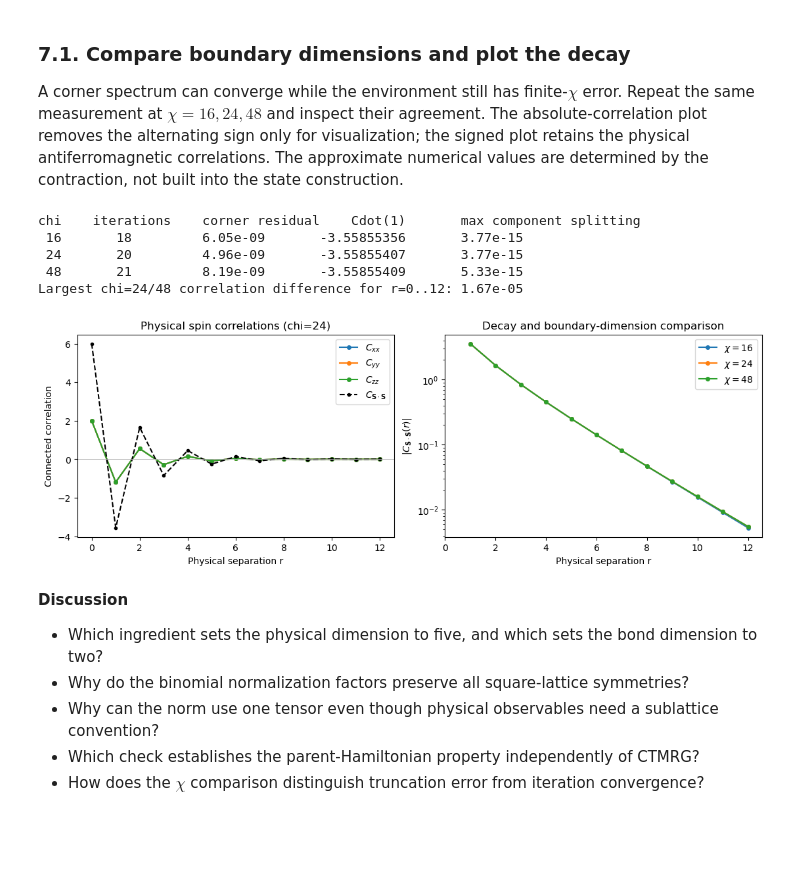
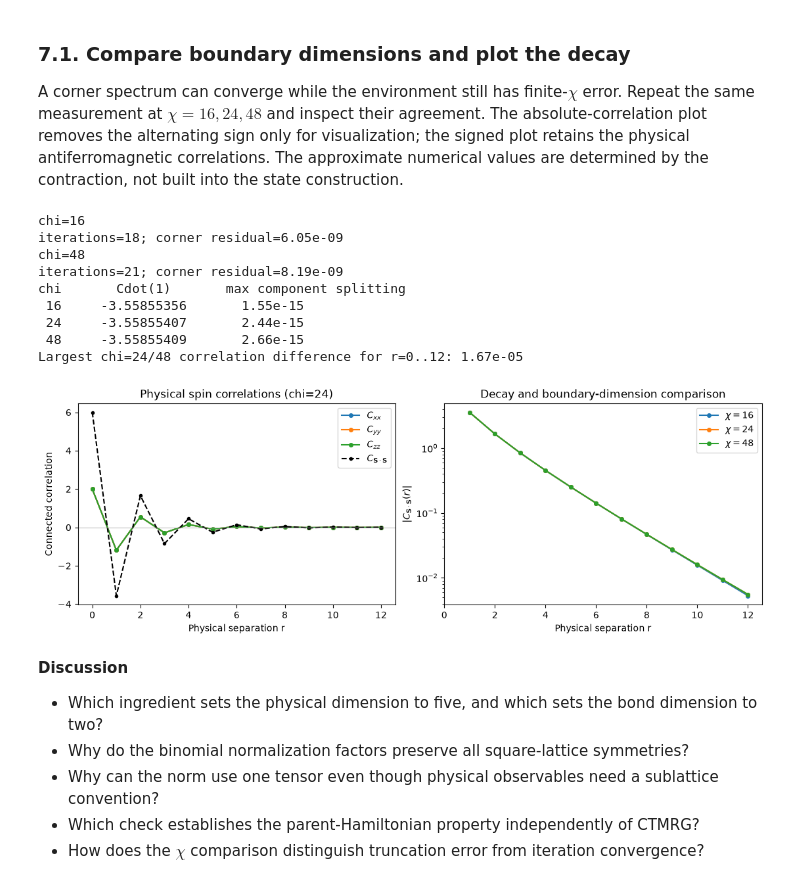
Before and after one commit to HaoChenPhys/ETN-School-2026_PEPS, a Jupyter notebook: notebooks/AKLT_sol.ipynb, the cells around one changed output. Saved outputs shown, nothing was run; the diff lists cells and outputs as text; code cells hidden in the pictures; blank space fills up the shorter version.

```diff
--- a/notebooks/AKLT_sol.ipynb
+++ b/notebooks/AKLT_sol.ipynb
@@ -557,8 +501,11 @@ def ctmrg(E, chi=24, tol=1.0e-8, max_iter=500):
 # %%
-# Provided: default infinite environment.
-C, T, ctm_info = ctmrg(E, chi=24, tol=1e-8, max_iter=500)
-assert ctm_info["converged"]
-print(f"chi=24; iterations={ctm_info['iterations']}; "
-      f"corner residual={ctm_info['residual']:.2e}")
-print("C:", tuple(C.shape), "; T:", tuple(T.shape))
+# Provided: convergence monitor and default infinite environment.
+def report_ctm(i, residual, finished, A, C, T):
+    if finished:
+        print(f"iterations={i + 1}; corner residual={residual.item():.2e}")
+
+
+C, T = ctmrg(A, chi=24, ctm_max_iter=500, ctm_conv_tol=1e-8,
+             callback=report_ctm, raise_on_nonconvergence=True)
+print("chi=24; C:", tuple(C.shape), "; T:", tuple(T.shape))
 # %% [output]
@@ -818,49 +765,52 @@ contraction, not built into the state construction.
 # %%
 # Provided: chi comparison, reusing the default chi=24 result.
 scans = {24: correlations}
-environments = {24: (C, T, ctm_info)}
+environments = {24: (C, T)}
 for chi in (16, 48):
-    C_chi, T_chi, info_chi = ctmrg(E, chi=chi, tol=1e-8, max_iter=500)
-    assert info_chi["converged"]
+    print(f"chi={chi}")
+    C_chi, T_chi = ctmrg(A, chi=chi, ctm_max_iter=500, ctm_conv_tol=1e-8,
+                       callback=report_ctm, raise_on_nonconvergence=True)
     scans[chi] = strip_correlations(A, C_chi, T_chi, spins, max_distance=12)
-    environments[chi] = (C_chi, T_chi, info_chi)
-print("chi    iterations    corner residual    Cdot(1)       max component splitting")
+    environments[chi] = (C_chi, T_chi)
+print("chi       Cdot(1)       max component splitting")
 for chi in (16, 24, 48):
-    info = environments[chi][2]
     components = torch.stack([scans[chi][axis] for axis in spins])
     splitting = float((components.max(dim=0).values - components.min(dim=0).values).max())
-    print(f"{chi:3d}      {info['iterations']:3d}         {info['residual']:.2e}       "
-          f"{float(scans[chi]['dot'][1]): .8f}       {splitting:.2e}")
+    print(f"{chi:3d}     {float(scans[chi]['dot'][1]): .8f}       {splitting:.2e}")
 difference = max(float((scans[24][axis] - scans[48][axis]).abs().max())
                  for axis in ("x", "y", "z", "dot"))
 print(f"Largest chi=24/48 correlation difference for r=0..12: {difference:.2e}")
 assert difference < 1e-4
 
 distances = np.arange(13)
 fig, axes = plt.subplots(1, 2, figsize=(11, 3.8), constrained_layout=True)
 for axis in ("x", "y", "z"):
     axes[0].plot(distances, correlations[axis].numpy(), "o-", ms=4,
                  label=rf"$C_{{{axis}{axis}}}$")
 axes[0].plot(distances, correlations["dot"].numpy(), "k.--", label=r"$C_{\mathbf{S}\cdot\mathbf{S}}$")
 axes[0].axhline(0, color="0.7", lw=.7)
 axes[0].set(xlabel="Physical separation r", ylabel="Connected correlation",
             title="Physical spin correlations (chi=24)", xticks=distances[::2])
 axes[0].legend()
 for chi in (16, 24, 48):
     axes[1].semilogy(distances[1:], scans[chi]["dot"][1:].abs().numpy(),
                      "o-", ms=4, label=rf"$\chi={chi}$")
 axes[1].set(xlabel="Physical separation r", ylabel=r"$|C_{\mathbf{S}\cdot\mathbf{S}}(r)|$",
             title="Decay and boundary-dimension comparison", xticks=distances[::2])
 axes[1].legend()
 fig.canvas.draw()
 plt.show()
 # %% [output]
-chi    iterations    corner residual    Cdot(1)       max component splitting
- 16       18         6.05e-09       -3.55855356       3.77e-15
- 24       20         4.96e-09       -3.55855407       3.77e-15
- 48       21         8.19e-09       -3.55855409       5.33e-15
+chi=16
+iterations=18; corner residual=6.05e-09
+chi=48
+iterations=21; corner residual=8.19e-09
+chi       Cdot(1)       max component splitting
+ 16     -3.55855356       1.55e-15
+ 24     -3.55855407       2.44e-15
+ 48     -3.55855409       2.66e-15
 Largest chi=24/48 correlation difference for r=0..12: 1.67e-05
-[figure, old version]
+[figure, new version]
 # %% [markdown]
 **Discussion**
 
```
Also changed, not shown: parts of 16 cells of this notebook, 2 other files.
